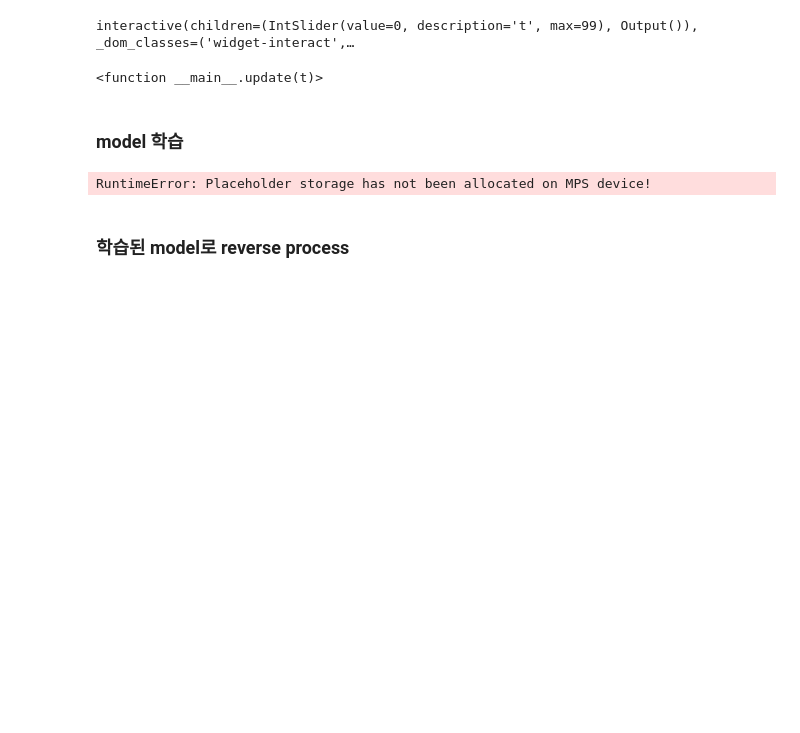
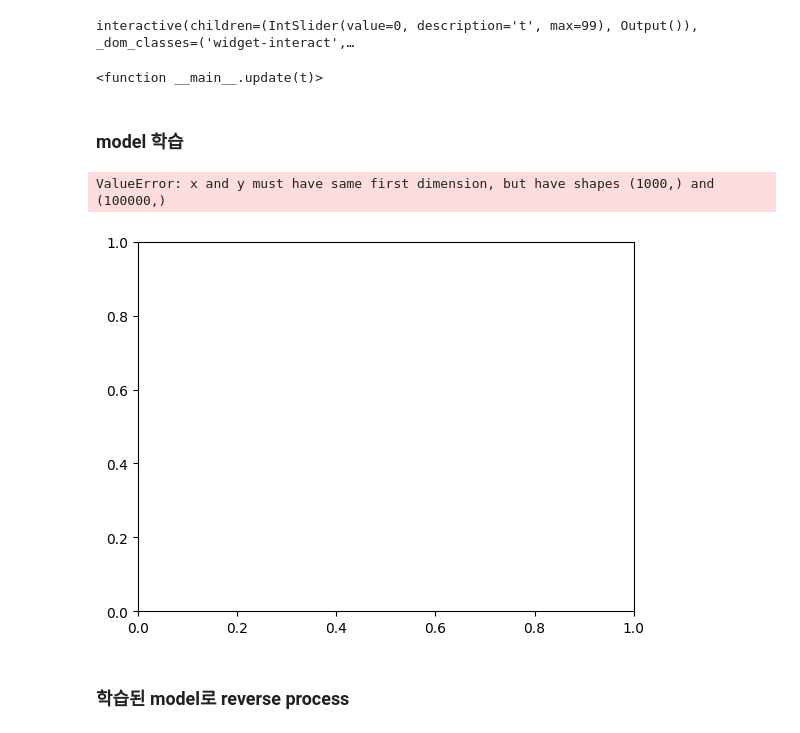
Before and after one commit to gudtjd82/aAIs_Internhip, a Jupyter notebook: diffusive_flow/diffusive_flow3.ipynb, the cells around one changed output. Cells and saved outputs as stored; diff of their text form; code cells hidden in the pictures; blank space fills up the shorter version.

```diff
--- a/diffusive_flow/diffusive_flow3.ipynb
+++ b/diffusive_flow/diffusive_flow3.ipynb
@@ -28,7 +28,7 @@ device
 device(type='mps')
 # %%
 class MyModel(nn.Module):
-    def __init__(self, embed_dim=64, hidden_dim=64, output_dim=2, t_range=500, t_step=20):
+    def __init__(self, embed_dim=64, hidden_dim=128, output_dim=2, t_range=500, t_step=20):
         super(MyModel, self).__init__()
 
         self.t_step = t_step
@@ -36,7 +36,7 @@ class MyModel(nn.Module):
         self.x_embedding = nn.Linear(2, embed_dim)
 
         self.t_embedding = nn.Sequential(
-            nn.Embedding(t_range, embed_dim),
+            nn.Embedding(t_range*t_step, embed_dim),
             nn.ReLU(),
             nn.Linear(embed_dim, embed_dim),
             nn.ReLU(),
@@ -54,9 +54,9 @@ class MyModel(nn.Module):
             nn.Linear(hidden_dim, output_dim)
         )
 
-    def forward(self, xT, t):
-        t_tensor = torch.full((xT.size(0),1), t*self.t_step)
-
+    def forward(self, xT, t_tensor):
+        # t_tensor = torch.full((xT.size(0),1), t*self.t_step)
+        t_tensor = t_tensor * self.t_step
         embeded_xT = self.x_embedding(xT)
         embeded_t = self.t_embedding(t_tensor).squeeze(1)
         cat_embeded = torch.cat((embeded_xT, embeded_t), dim=1)
@@ -227,7 +227,7 @@ interactive(children=(IntSlider(value=0, description='t', max=99), Output()), _d
 # %% [markdown]
 ### model 학습
 # %%
-t_step = 10
+t_step = 50
 model = MyModel(embed_dim=64, hidden_dim=128, output_dim=2, t_range=t_range, t_step=t_step).to(device)
 # %%
 epochs = 1_000
@@ -238,7 +238,7 @@ criterion = nn.MSELoss()
 optimizer = optim.SGD(model.parameters(), lr=learning_rate)
 for eopch in tqdm(range(epochs), desc='Training Epochs'):
     shuffle_t = np.random.permutation(t_range)
-    for t in shuffle_t:
+    for t in range(t_range):
         optimizer.zero_grad()
 
         datanum = 500
@@ -250,15 +250,16 @@ for eopch in tqdm(range(epochs), desc='Training Epochs'):
 
         eta = torch.randn_like(data).to(device)
         xT = diffuse_x(data, t, alpha_bars, eta=eta).to(device)
+        t_tensor = torch.full((xT.size(0),1), t).to(device)
 
-        ouput = model(xT, t)
+        ouput = model(xT, t_tensor)
 
         # eta_for_obj = (1/(1-alpha_bars[t])) * (xT - alpha_bars[t] * data)
         loss = criterion(ouput.to(device), eta.to(device))
 
-        losses.append(loss.item())
         loss.backward()
         optimizer.step()
         # loss = criterion(eta_for_obj.to(device), ouput.to(device))
+    losses.append(loss.item())
+
+print("Final loss: {}".format( losses[-1]))
-# %% [output]
-RuntimeError: Placeholder storage has not been allocated on MPS device!
@@ -266,0 +266,8 @@ print("Final loss: {}".format( losses[-1]))
+# %%
+plt.plot(range(epochs), losses)
+plt.ylabel('Loss')
+plt.xlabel('Epoch')
+plt.show()
+# %% [output]
+ValueError: x and y must have same first dimension, but have shapes (1000,) and (100000,)
+[figure, added]
```
Also changed, not shown: parts of 4 cells of this notebook.
